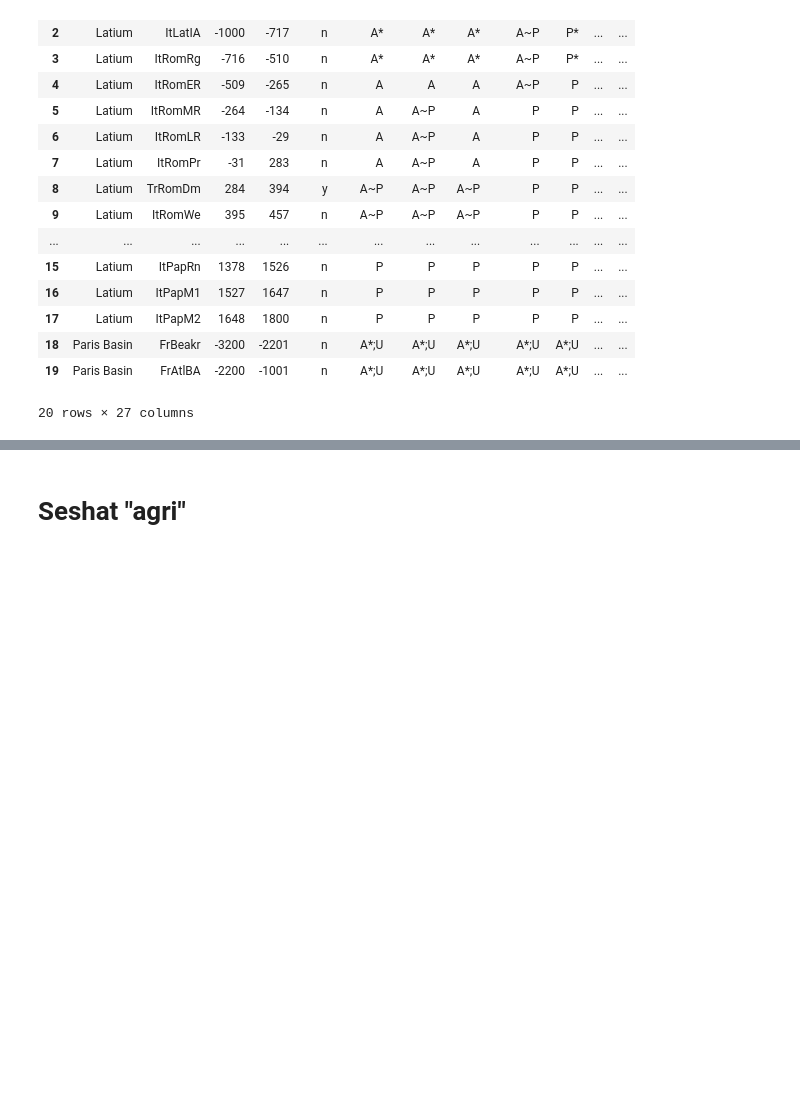
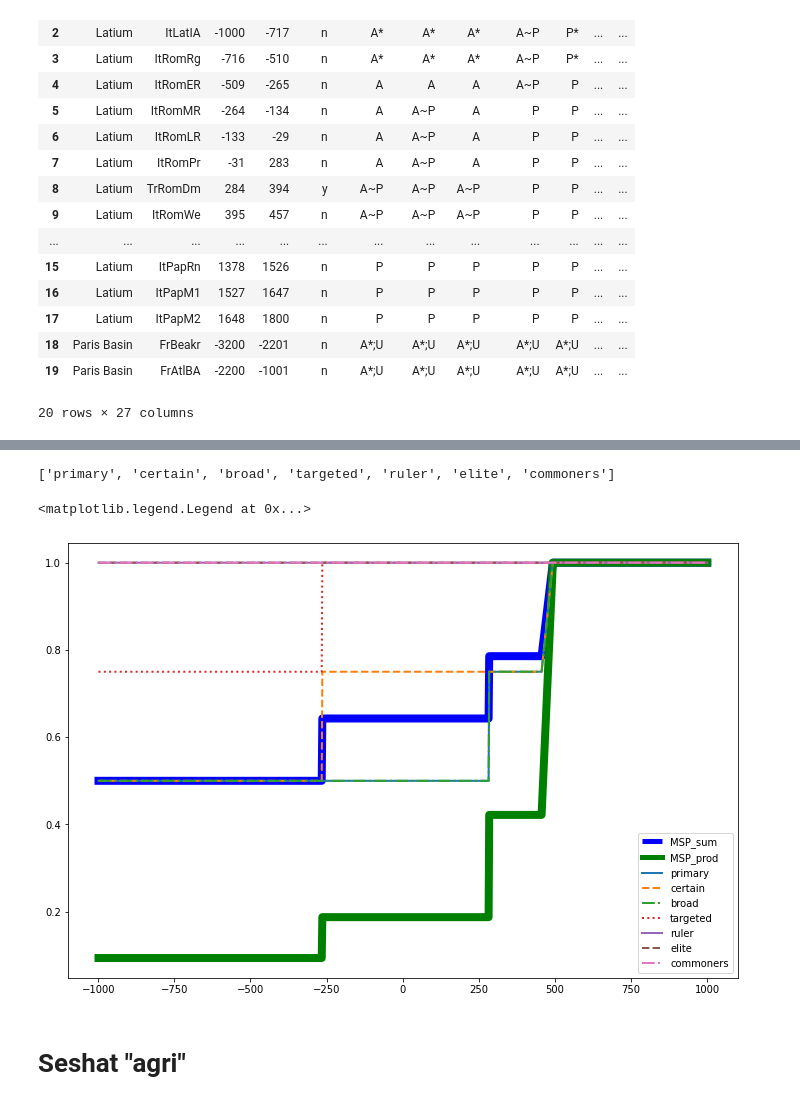
Before and after one commit to sdam-au/seshat, a Jupyter notebook: scripts/MSP_repr.ipynb, the cells around one changed output, grey strips where cells are left out. Saved outputs shown, nothing was run; the diff lists cells and outputs as text; code cells hidden in the pictures; blank space fills up the shorter version.

Commit message:
MSP variables - plots

```diff
--- a/scripts/MSP_repr.ipynb
+++ b/scripts/MSP_repr.ipynb
@@ -164,3 +167,7 @@ MSP_raw.head(20)
 | 18 | Paris Basin | FrBeakr | -3200 | -2201 | n | A*;U | A*;U | A*;U | A*;U | A*;U | ... | ... |
 | 19 | Paris Basin | FrAtlBA | -2200 | -1001 | n | A*;U | A*;U | A*;U | A*;U | A*;U | ... | ... |
 20 rows × 27 columns
+# %%
+years = list(range(-1000, 1001))
+# %%
+MSP_latium = MSP_raw[MSP_raw["NGA"]=="Latium"]
@@ -166,0 +179,7 @@ MSP_raw.head(20)
+# %%
+y_values = pd.DataFrame()
+for y in years[1:]:
+    values = MSP_latium[(MSP_latium["Start"] <= y) & (MSP_latium["End"] > y)]
+    values["year"] = y
+    try: y_values = y_values.append(values, ignore_index=True)
+    except: y_values = values
@@ -166,0 +214,29 @@ MSP_raw.head(20)
+# %%
+MSP_vars[:7]
+# %% [output]
+['primary', 'certain', 'broad', 'targeted', 'ruler', 'elite', 'commoners']
+# %%
+# https://matplotlib.org/3.1.0/gallery/color/named_colors.html
+import matplotlib.colors as mcolors
+tab_colors_list = list(mcolors.TABLEAU_COLORS.keys())
+
+import matplotlib.lines as mlines
+# %%
+fig, ax = plt.subplots(figsize=(12, 8))
+markers = []
+
+ax.plot(y_values["year"], y_values["MSP_sum"], color="b", linewidth=8)
+markers.append(mlines.Line2D([], [], linewidth=5, linestyle=linestyle, label="MSP_sum", color="b"))
+
+ax.plot(y_values["year"], y_values["MSP_prod"], color="g", linewidth=8)
+markers.append(mlines.Line2D([], [], linewidth=5, label="MSP_prod", color="g"))
+
+
+
+for var, linestyle, color in zip(MSP_vars[:7], ['-','--','-.',':', '-','--','-.'], tab_colors_list[:7]):
+    ax.plot(y_values["year"], y_values[var + "_num"], linestyle=linestyle, linewidth=2, color=color)
+    markers.append(mlines.Line2D([], [], linewidth=2, linestyle=linestyle, label=var, color=color))
+ax.legend(handles=markers)
+# %% [output]
+<matplotlib.legend.Legend at 0x...>
+[figure, added]
```
Also changed, not shown: parts of 5 cells of this notebook.
